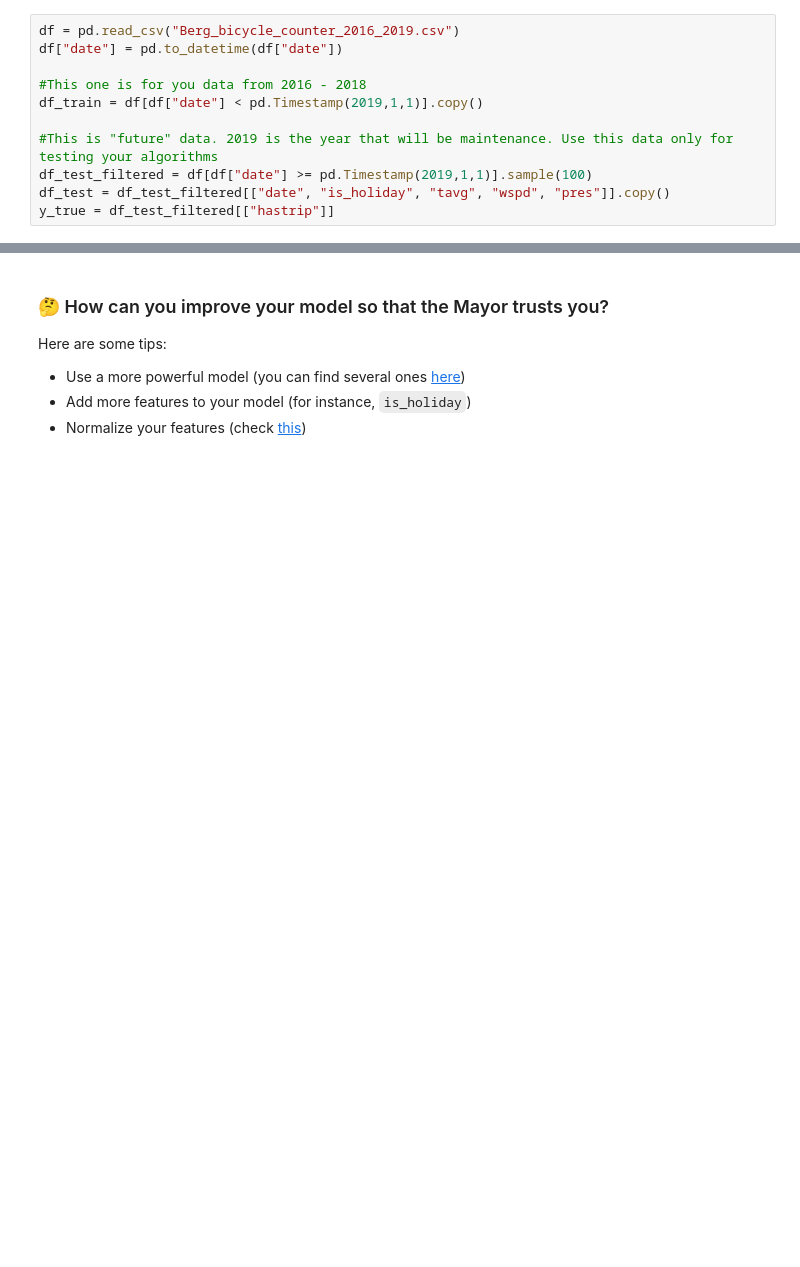
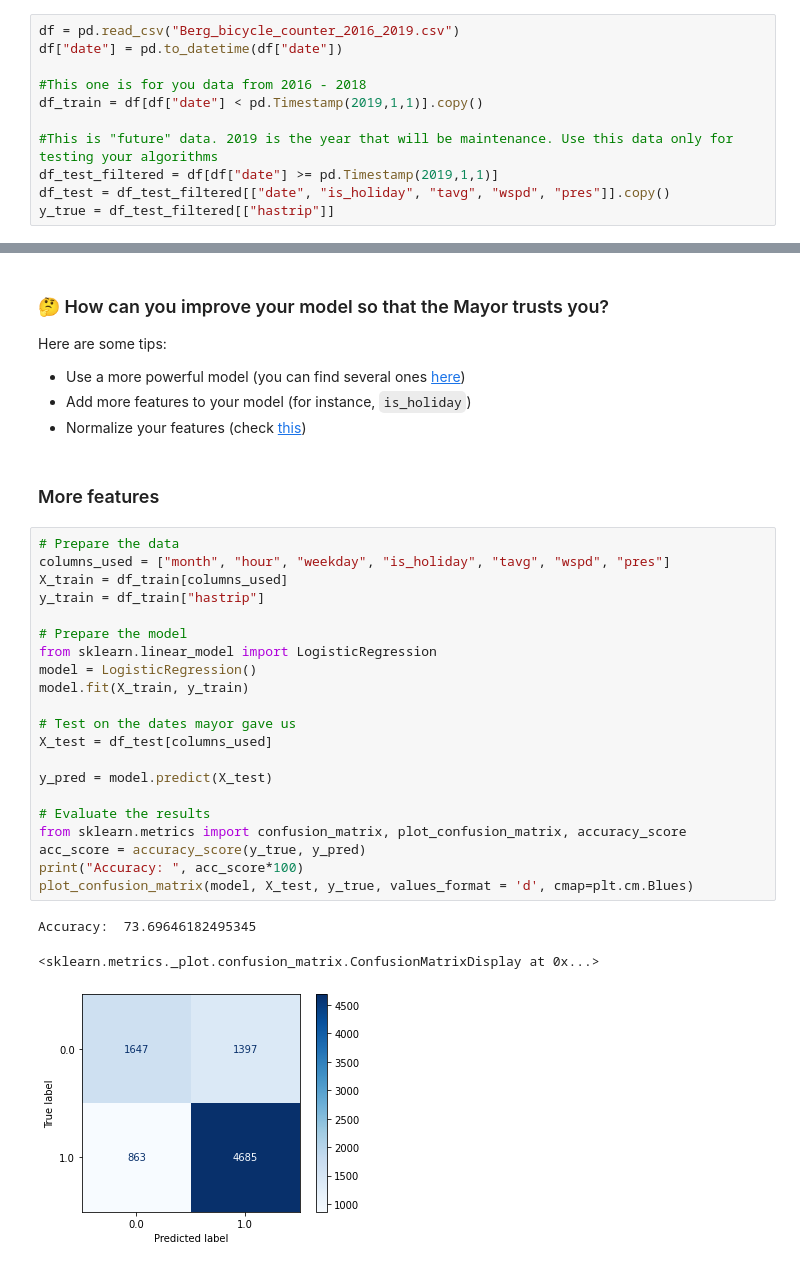
Before and after one commit to filipafcastro/zilina, a Jupyter notebook: traffic_notraffic.ipynb, the cells around one changed output, grey strips where cells are left out. Drawn from its saved outputs; the diff is of its cells as text; blank space fills up the shorter version.

```diff
--- a/traffic_notraffic.ipynb
+++ b/traffic_notraffic.ipynb
@@ -22,7 +22,7 @@ df["date"] = pd.to_datetime(df["date"])
 df_train = df[df["date"] < pd.Timestamp(2019,1,1)].copy()
 
 #This is "future" data. 2019 is the year that will be maintenance. Use this data only for testing your algorithms
-df_test_filtered = df[df["date"] >= pd.Timestamp(2019,1,1)].sample(100)
+df_test_filtered = df[df["date"] >= pd.Timestamp(2019,1,1)]
 df_test = df_test_filtered[["date", "is_holiday", "tavg", "wspd", "pres"]].copy()
 y_true = df_test_filtered[["hastrip"]]
 # %%
@@ -126,3 +229,30 @@ Here are some tips:
 + Use a more powerful model (you can find several ones [here](https://scikit-learn.org/stable/modules/classes.html#module-sklearn.ensemble))
 + Add more features to your model (for instance, `is_holiday`)
 + Normalize your features (check [this](https://scikit-learn.org/stable/modules/generated/sklearn.preprocessing.normalize.html))
+# %% [markdown]
+### More features
+# %%
+# Prepare the data
+columns_used = ["month", "hour", "weekday", "is_holiday", "tavg", "wspd", "pres"]
+X_train = df_train[columns_used]
+y_train = df_train["hastrip"]
+
+# Prepare the model
+from sklearn.linear_model import LogisticRegression
+model = LogisticRegression()
+model.fit(X_train, y_train)
+
+# Test on the dates mayor gave us
+X_test = df_test[columns_used]
+
+y_pred = model.predict(X_test)
+
+# Evaluate the results
+from sklearn.metrics import confusion_matrix, plot_confusion_matrix, accuracy_score
+acc_score = accuracy_score(y_true, y_pred)
+print("Accuracy: ", acc_score*100)
+plot_confusion_matrix(model, X_test, y_true, values_format = 'd', cmap=plt.cm.Blues)
+# %% [output]
+Accuracy:  73.69646182495345
+<sklearn.metrics._plot.confusion_matrix.ConfusionMatrixDisplay at 0x...>
+[figure, added]
```
Also changed, not shown: parts of 20 cells of this notebook, 1 other file.
